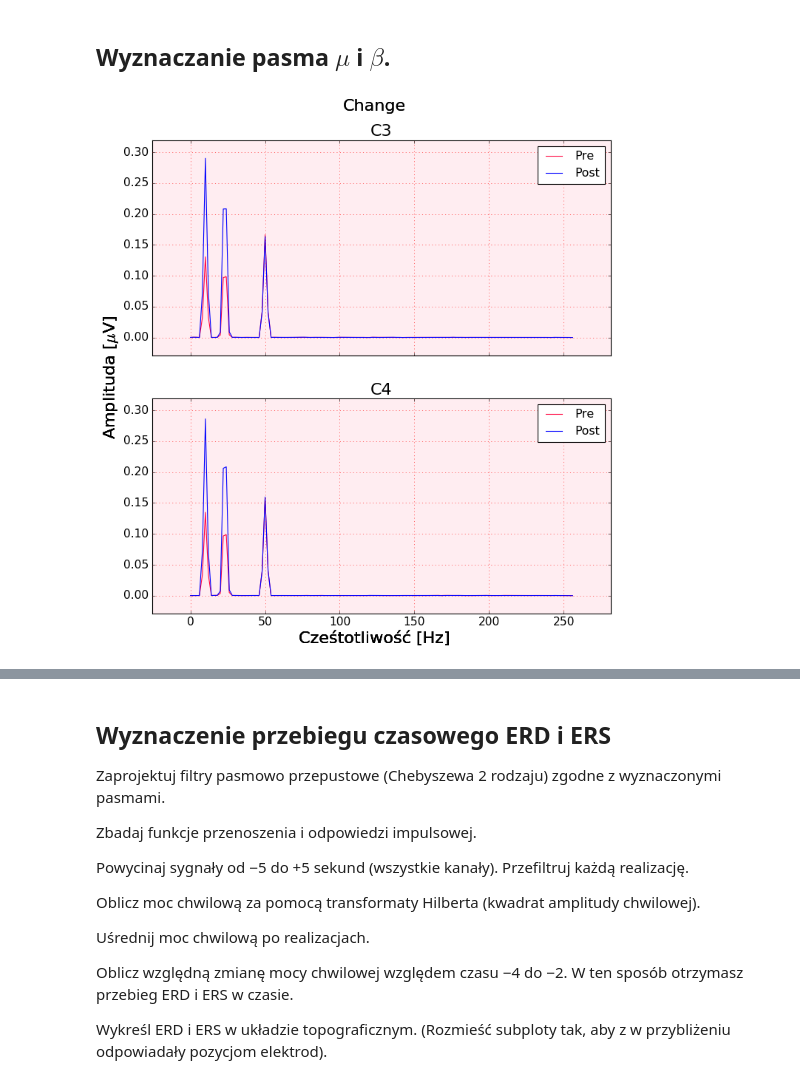
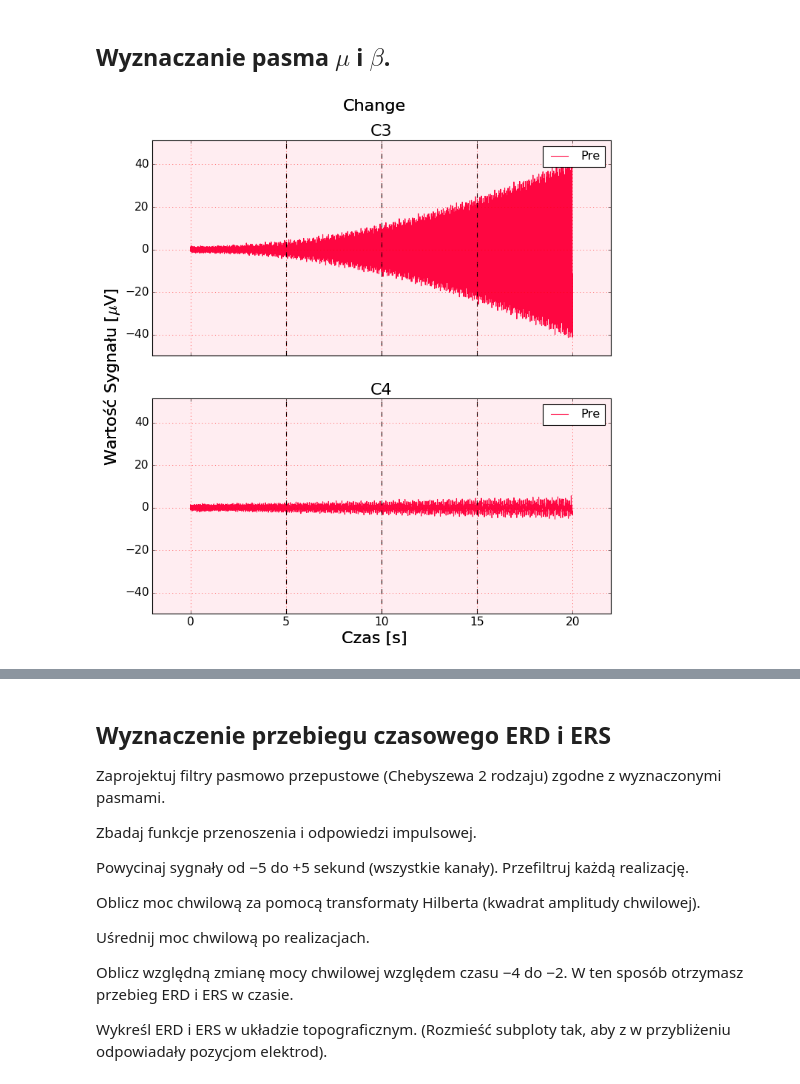
Before and after one commit to PPierzc/PracowniaEEG, a Jupyter notebook: ERD_S.ipynb, the cells around one changed output, grey strips where cells are left out. Saved outputs shown, nothing was run; the diff lists cells and outputs as text; code cells hidden in the pictures.

```diff
--- a/ERD_S.ipynb
+++ b/ERD_S.ipynb
@@ -84,6 +84,7 @@ def generate_signal():
   return data
 # %%
 EEG = saffy.SignalManager(generator=generate_signal())
+EEG.extract_channels(['C3', 'C4', 'd1'])
 
 EEG.set_tags_from_channel('d1')
 EEG.remove_channel('d1')
@@ -101,33 +102,26 @@ POST_EEG.set_epochs_from_tags(0.5, 2.5)
 POST_EEG.welch_spectrum()
 POST_EEG.spectrum = np.mean(POST_EEG.spectrum, axis=0)
 POST_EEG.spectrum = np.reshape(POST_EEG.spectrum, (1, *POST_EEG.spectrum.shape))
-
-fig, ax = plt.subplots(
-    nrows=max([PRE_EEG.num_channels, POST_EEG.num_channels]),
-    ncols=1,
-    sharex=True,
-    sharey=True,
-    figsize=(10, 10)
-)
-
-PRE_EEG.graphics_spectrum_plot(
-    fig,
-    ax,
-    'Change',
-    label='Pre'
-)
-
-POST_EEG.graphics_spectrum_plot(
-    fig,
-    ax,
-    color='#0000ff',
-    label='Post'
-)
-
-for a in ax:
-  a.legend()
-
-plt.show()
-plt.close()
-# %% [output]
-[figure, removed]
+# %%
+fig, ax = plt.subplots(
+    nrows=max([PRE_EEG.num_channels, POST_EEG.num_channels]),
+    ncols=1,
+    sharex=True,
+    sharey=True,
+    figsize=(10, 10)
+)
+
+EEG.graphics_time_plot(
+    fig,
+    ax,
+    'Change',
+    label='Pre'
+)
+
+for a in ax:
+  a.legend()
+
+plt.show()
+plt.close()
+# %% [output]
+[figure, added]
```
Also changed, not shown: parts of 7 cells of this notebook.
